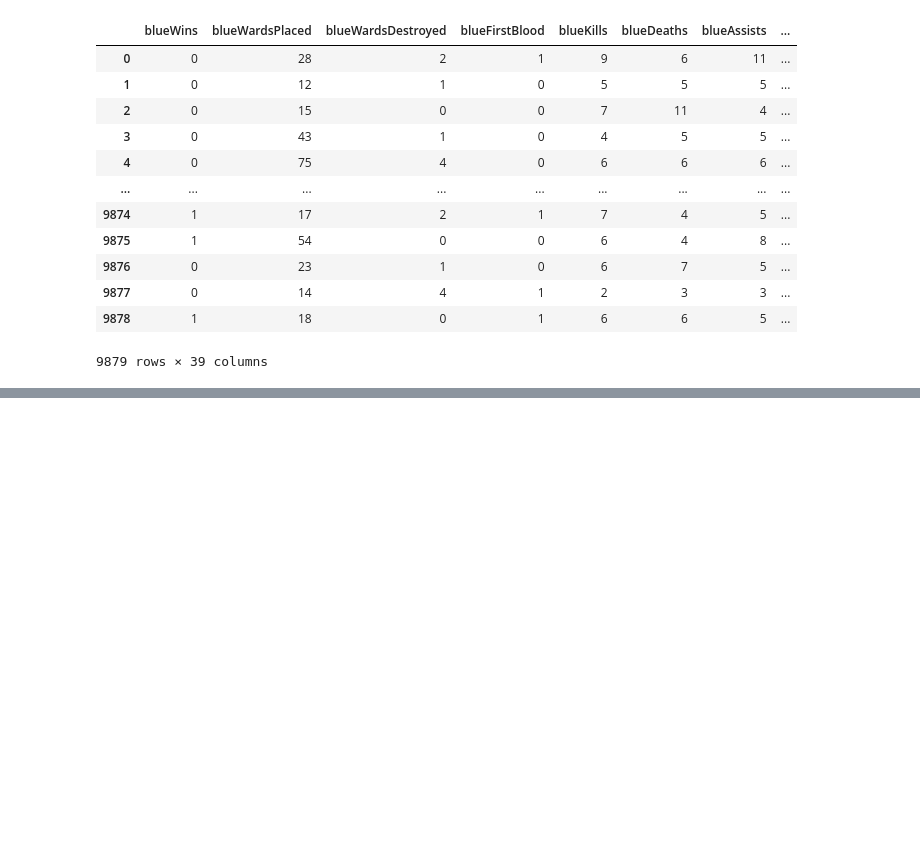
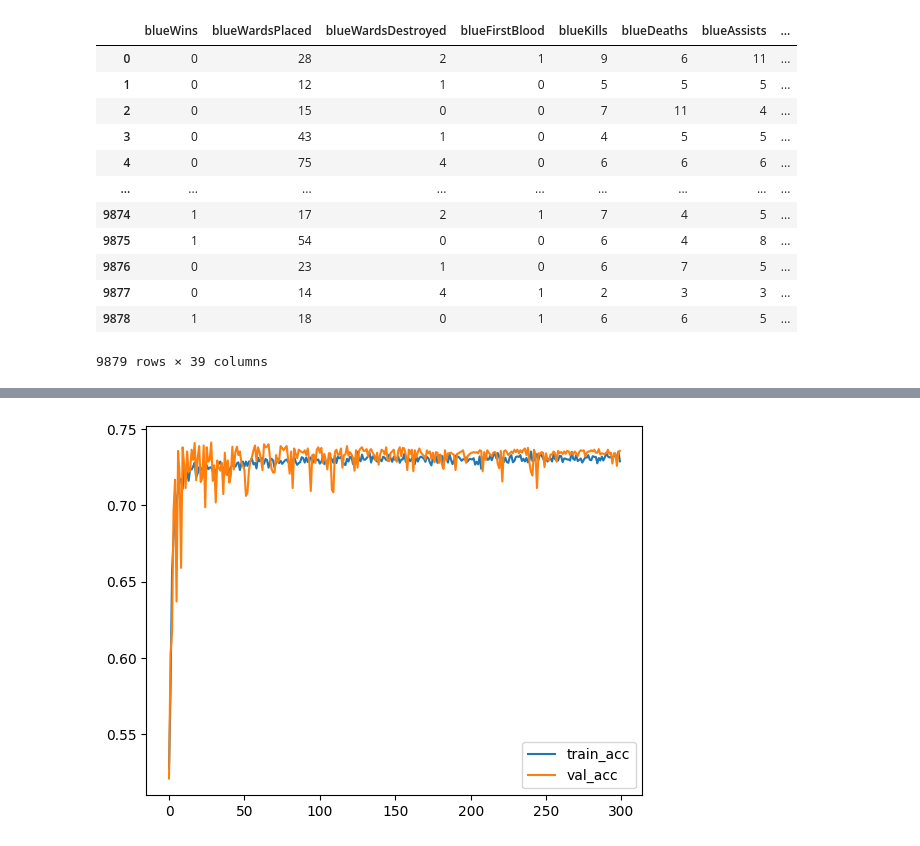
Before and after one commit to vaz1306011/deep_learning_hw, a Jupyter notebook: main.ipynb, the cells around one changed output, grey strips where cells are left out. Cells and saved outputs as stored; diff of their text form; code cells hidden in the pictures; blank space fills up the shorter version.

```diff
--- a/main.ipynb
+++ b/main.ipynb
@@ -32,9 +31,10 @@ len(test_df)
 # %%
+from typing import Tuple
 from sklearn import preprocessing
 from keras.utils import to_categorical
 
 
-def feature_preprocessing(df: pd.DataFrame) -> tuple[np.ndarray, np.ndarray]:
+def feature_preprocessing(df: pd.DataFrame) -> Tuple[np.ndarray, np.ndarray]:
     # 把資料分開成特徵與標籤
     nd_array = df.values
     labels = nd_array[:, 0]  # 標籤
@@ -55,0 +64,24 @@ test_labels
+# %%
+from keras.models import Sequential
+from keras.layers import Dense, Dropout
+from keras.optimizers import SGD
+
+model = Sequential()
+
+model.add(Dense(256, activation=("sigmoid"), input_shape=(38,)))
+# model.add(Dropout(0.1))  # 隨機丟棄10%的神經元
+model.add(Dense(128, activation=("sigmoid")))  # 隱藏層256個神經元
+model.add(Dense(2, activation=("softmax")))  # 輸出層2個神經元
+print(model.summary())
+
+"""
+隨機梯度下降並設定學習率為 0.01 以及動量為 0.9
+學習率表示每次更新的幅度，動量表示前一次更新的幅度
+"""
+sgd = SGD(lr=0.01, momentum=0.9)
+"""
+不太確定categorical_crossentropy的意思
+優化器用上面的sgd
+用準確率來當評估指標
+"""
+model.compile(loss="categorical_crossentropy", optimizer=sgd, metrics=["acc"])
@@ -55,0 +105,9 @@ test_labels
+# %%
+"""
+傳入訓練資料與標籤 驗證資料比例0.3 訓練300次 每次訓練30筆資料
+但是不太懂為什麼上面已經設定85%訓練15%測試 這邊又給一次validation_split
+上面已經自己分好了這邊再給一次驗證數據的比例 那到底會用我上面自己分好的比例還是用validation_split設定的比例
+"""
+history = model.fit(
+    train_data, train_labels, validation_split=0.3, epochs=300, batch_size=30
+)
@@ -55,0 +132,10 @@ test_labels
+# %%
+import matplotlib.pyplot as plt
+
+# 輸出圖表
+plt.plot(history.history["acc"], label="train_acc")
+plt.plot(history.history["val_acc"], label="val_acc")
+plt.legend()
+plt.show()
+# %% [output]
+[figure, added]
```
Also changed, not shown: parts of 5 cells of this notebook.
